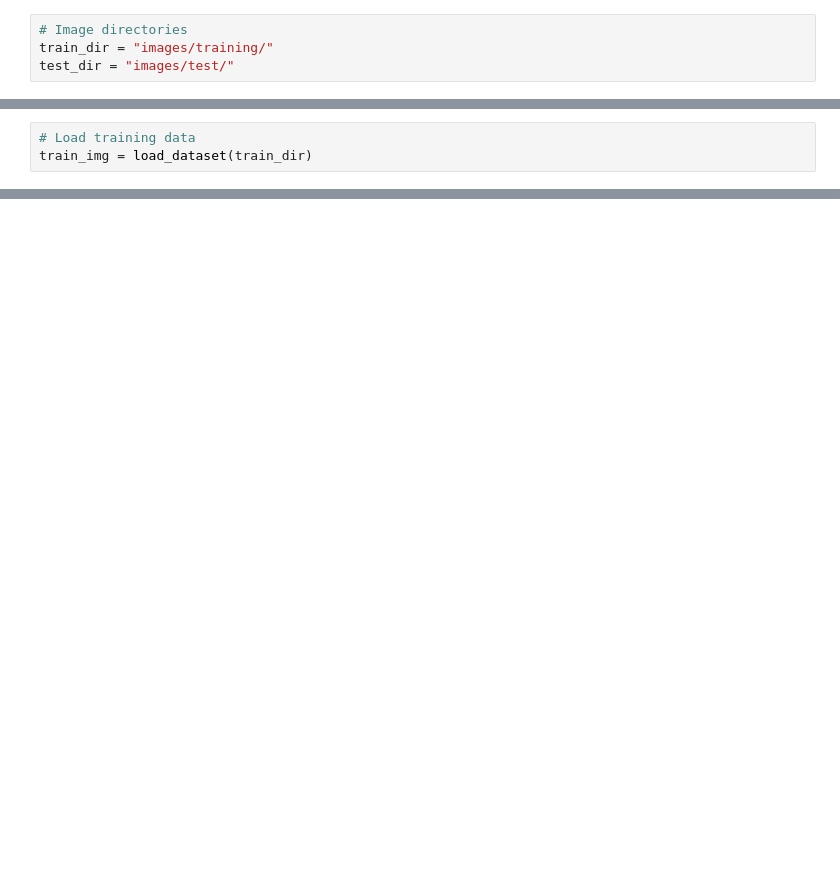
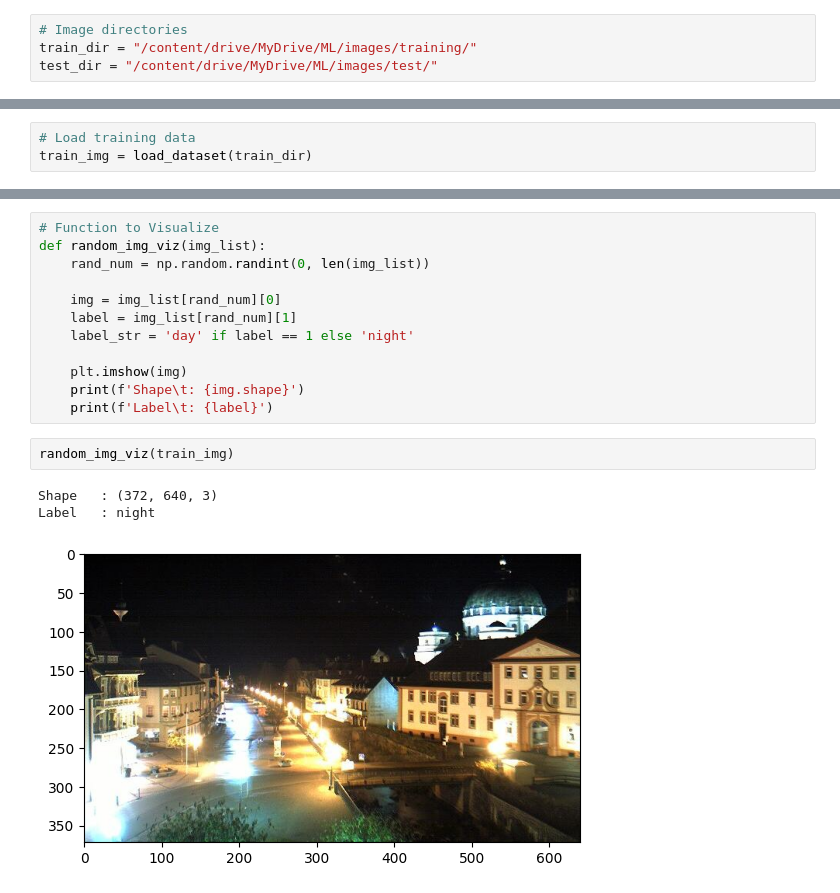
Before and after one commit to RayyanAlFirdausi/Machine_Learning, a Jupyter notebook: Jobsheet4.ipynb, the cells around one changed output, grey strips where cells are left out. Saved outputs shown, nothing was run; the diff lists cells and outputs as text; blank space fills up the shorter version.

```diff
--- a/Jobsheet4.ipynb
+++ b/Jobsheet4.ipynb
@@ -651,6 +650,6 @@ import numpy as np
 import pandas as pd
 # %%
 # Image directories
-train_dir = "images/training/"
-test_dir = "images/test/"
+train_dir = "/content/drive/MyDrive/ML/images/training/"
+test_dir = "/content/drive/MyDrive/ML/images/test/"
 # %%
@@ -685,0 +708,18 @@ drive.mount('/content/drive')
+# %%
+# Function to Visualize
+def random_img_viz(img_list):
+    rand_num = np.random.randint(0, len(img_list))
+
+    img = img_list[rand_num][0]
+    label = img_list[rand_num][1]
+    label_str = 'day' if label == 1 else 'night'
+
+    plt.imshow(img)
+    print(f'Shape\t: {img.shape}')
+    print(f'Label\t: {label}')
+# %%
+random_img_viz(train_img)
+# %% [output]
+Shape   : (372, 640, 3)
+Label   : night
+[figure, added]
```
Also changed, not shown: parts of 53 cells of this notebook.
